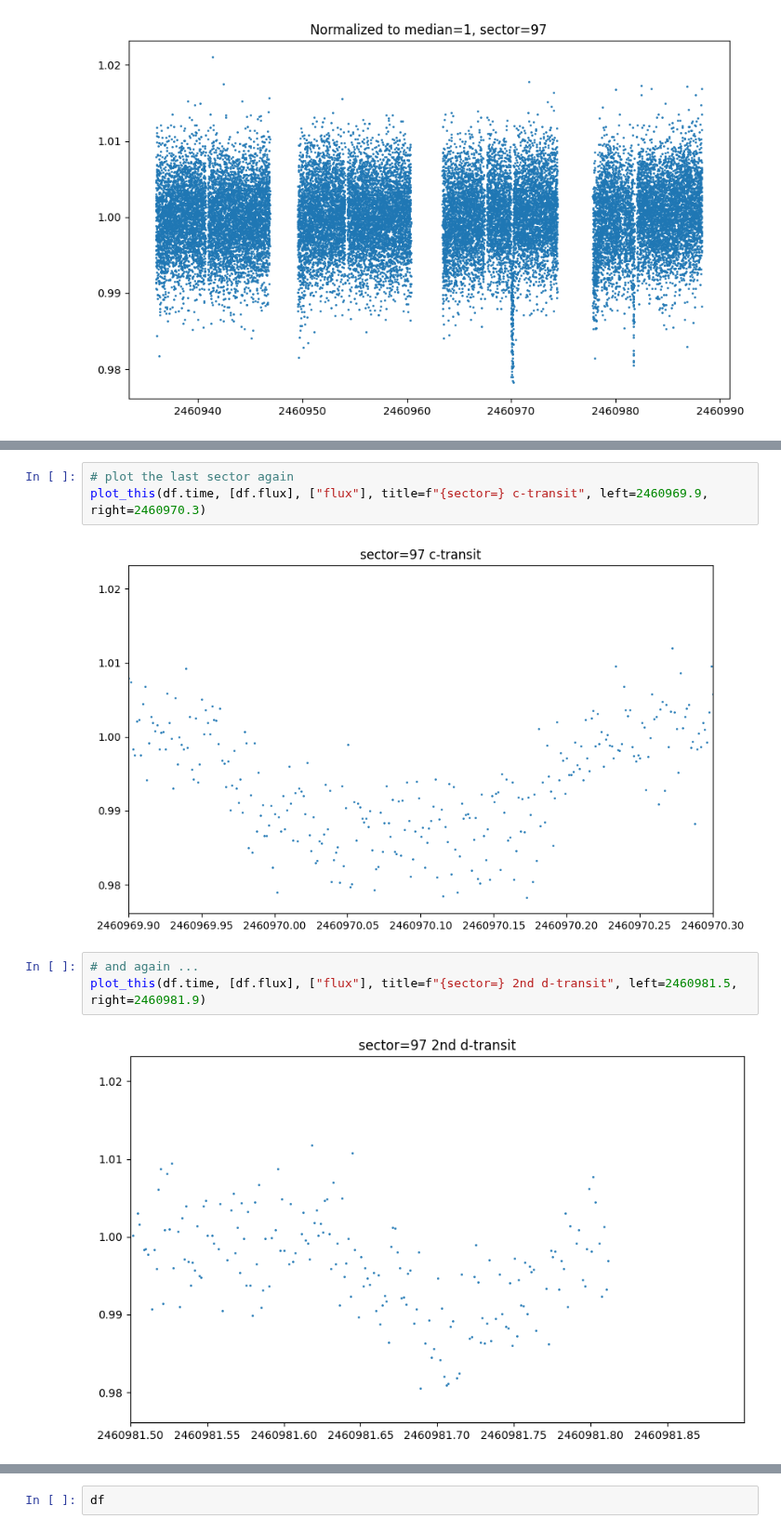
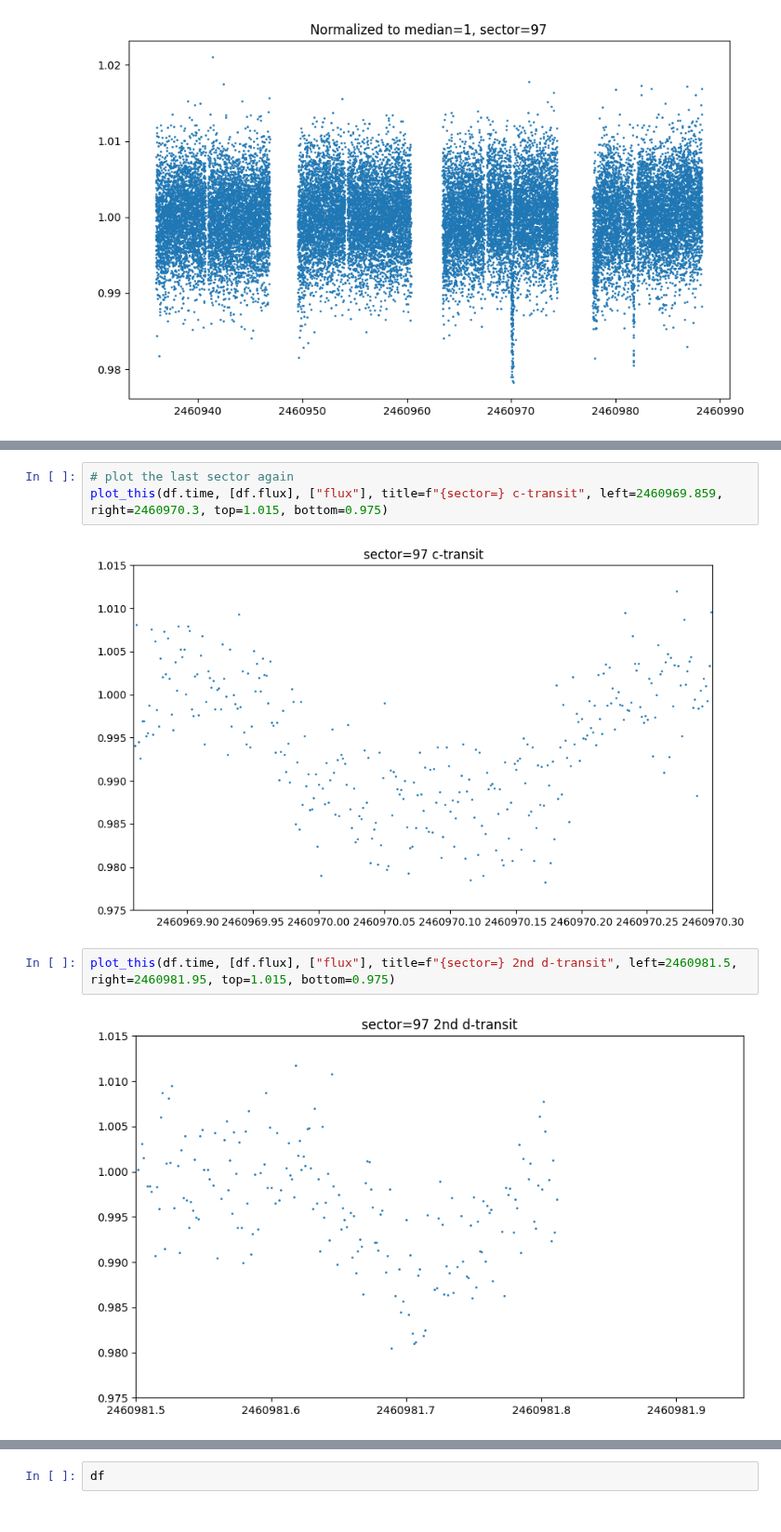
Before and after one commit to lichtgestalter/curvesimulator, a Jupyter notebook: process_TESS_data/process_sector_097.ipynb, the cells around one changed output, grey strips where cells are left out. Shown at 93% size. Saved outputs shown, nothing was run; the diff lists cells and outputs as text.

```diff
--- a/process_TESS_data/process_sector_097.ipynb
+++ b/process_TESS_data/process_sector_097.ipynb
@@ -39,10 +38,9 @@ plot_this(df.time, [df.flux], ["flux"], title=f"Sector 97. 1st d-transit falls i
 # %%
 # plot the last sector again
-plot_this(df.time, [df.flux], ["flux"], title=f"{sector=} c-transit", left=2460969.9, right=2460970.3)
+plot_this(df.time, [df.flux], ["flux"], title=f"{sector=} c-transit", left=2460969.859, right=2460970.3, top=1.015, bottom=0.975)
 # %% [output]
-[figure, old version]
+[figure, new version]
 # %%
-# and again ...
-plot_this(df.time, [df.flux], ["flux"], title=f"{sector=} 2nd d-transit", left=2460981.5, right=2460981.9)
+plot_this(df.time, [df.flux], ["flux"], title=f"{sector=} 2nd d-transit", left=2460981.5, right=2460981.95, top=1.015, bottom=0.975)
 # %% [output]
-[figure, old version]
+[figure, new version]
```
Also changed, not shown: parts of 6 cells of this notebook, 13 other files.
